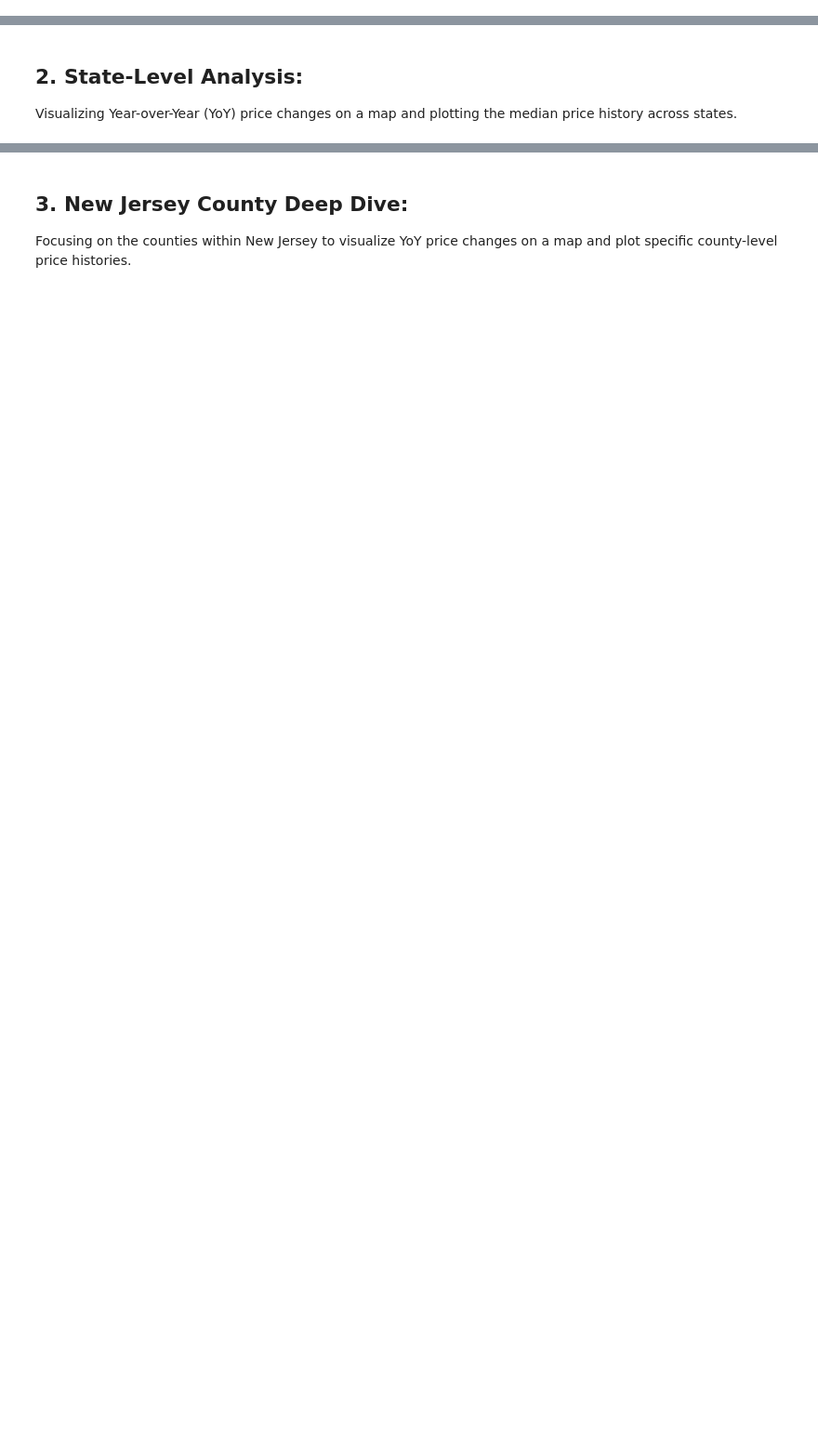
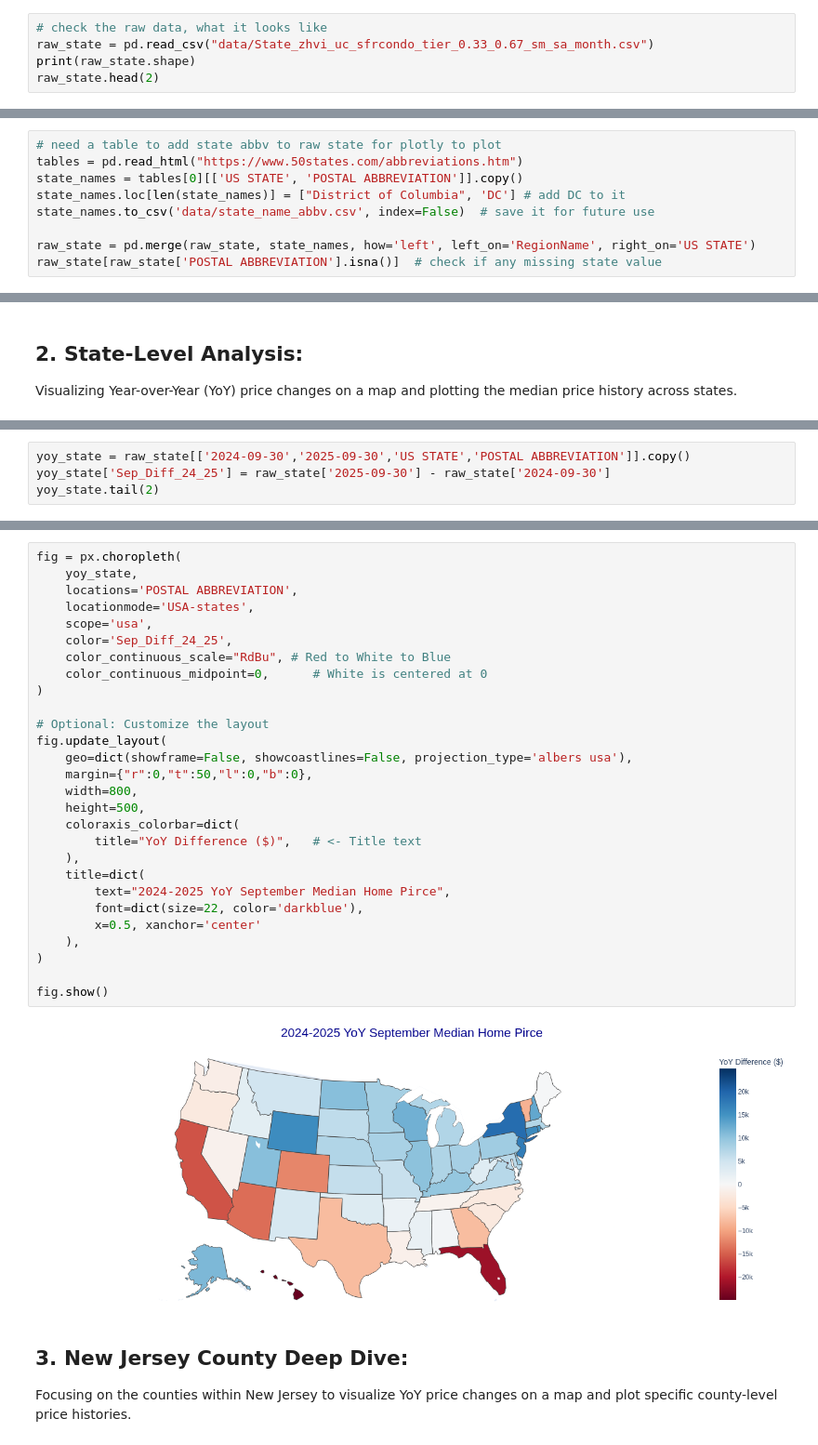
Before and after one commit to KuoLiang-hub/housing_prices_analysis, a Jupyter notebook: U.S._Housing_Price_Analysis.ipynb, the cells around one changed output, grey strips where cells are left out. Shown at 93% size. Cells and saved outputs as stored; diff of their text form; blank space fills up the shorter version.

Commit message:
finish state map code

```diff
--- a/U.S._Housing_Price_Analysis.ipynb
+++ b/U.S._Housing_Price_Analysis.ipynb
@@ -29,0 +42,5 @@ Reading, merging, and cleaning the historical median price data for both state a
+# %%
+# check the raw data, what it looks like
+raw_state = pd.read_csv("data/State_zhvi_uc_sfrcondo_tier_0.33_0.67_sm_sa_month.csv")
+print(raw_state.shape)
+raw_state.head(2)
@@ -29,0 +52,9 @@ Reading, merging, and cleaning the historical median price data for both state a
+# %%
+# need a table to add state abbv to raw state for plotly to plot
+tables = pd.read_html("https://www.50states.com/abbreviations.htm")
+state_names = tables[0][['US STATE', 'POSTAL ABBREVIATION']].copy()
+state_names.loc[len(state_names)] = ["District of Columbia", 'DC'] # add DC to it
+state_names.to_csv('data/state_name_abbv.csv', index=False)  # save it for future use
+
+raw_state = pd.merge(raw_state, state_names, how='left', left_on='RegionName', right_on='US STATE')
+raw_state[raw_state['POSTAL ABBREVIATION'].isna()]  # check if any missing state value
@@ -32,0 +130,4 @@ Visualizing Year-over-Year (YoY) price changes on a map and plotting the median
+# %%
+yoy_state = raw_state[['2024-09-30','2025-09-30','US STATE','POSTAL ABBREVIATION']].copy()
+yoy_state['Sep_Diff_24_25'] = raw_state['2025-09-30'] - raw_state['2024-09-30']
+yoy_state.tail(2)
@@ -33,3 +138,33 @@ Visualizing Year-over-Year (YoY) price changes on a map and plotting the median
+# %%
+fig = px.choropleth(
+    yoy_state,
+    locations='POSTAL ABBREVIATION',
+    locationmode='USA-states',
+    scope='usa',
+    color='Sep_Diff_24_25',
+    color_continuous_scale="RdBu", # Red to White to Blue
+    color_continuous_midpoint=0,      # White is centered at 0
+)
+
+# Optional: Customize the layout
+fig.update_layout(
+    geo=dict(showframe=False, showcoastlines=False, projection_type='albers usa'),
+    margin={"r":0,"t":50,"l":0,"b":0},
+    width=800,
+    height=500,
+    coloraxis_colorbar=dict(
+        title="YoY Difference ($)",   # <- Title text
+    ),
+    title=dict(
+        text="2024-2025 YoY September Median Home Pirce",
+        font=dict(size=22, color='darkblue'),
+        x=0.5, xanchor='center'
+    ),
+)
+
+fig.show()
+# %% [output]
+[figure, added]
 # %% [markdown]
 ## 3. New Jersey County Deep Dive:
 Focusing on the counties within New Jersey to visualize YoY price changes on a map and plot specific county-level price histories.
```
Also changed, not shown: parts of 9 cells of this notebook, 3 other files.
